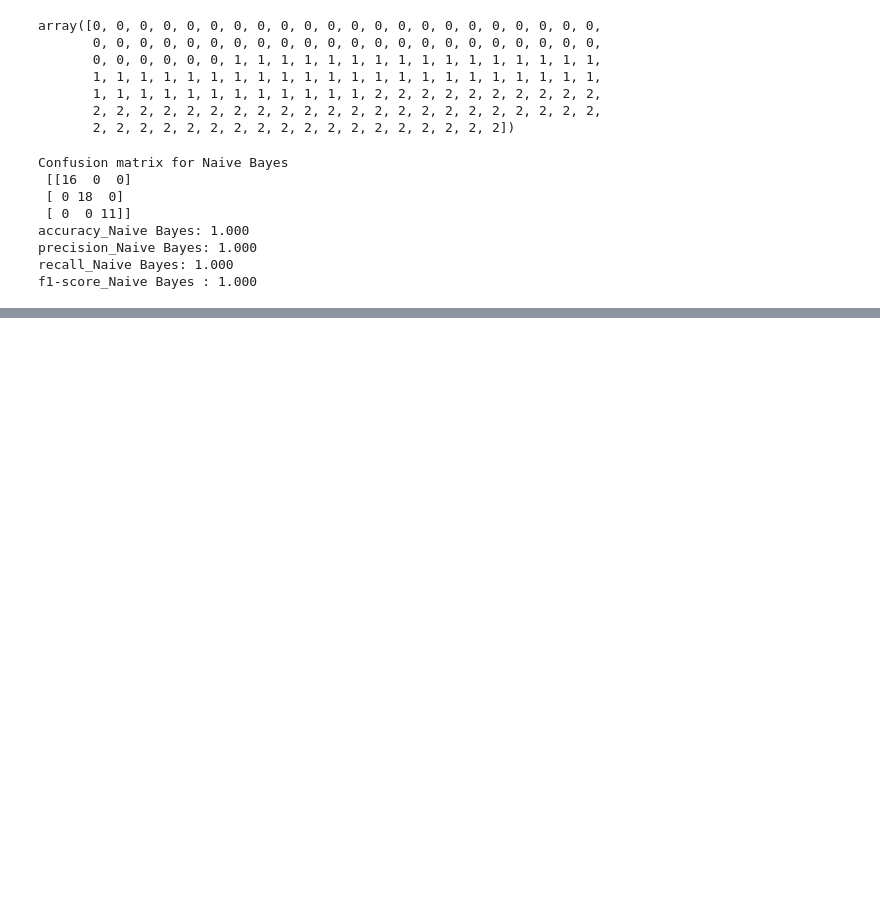
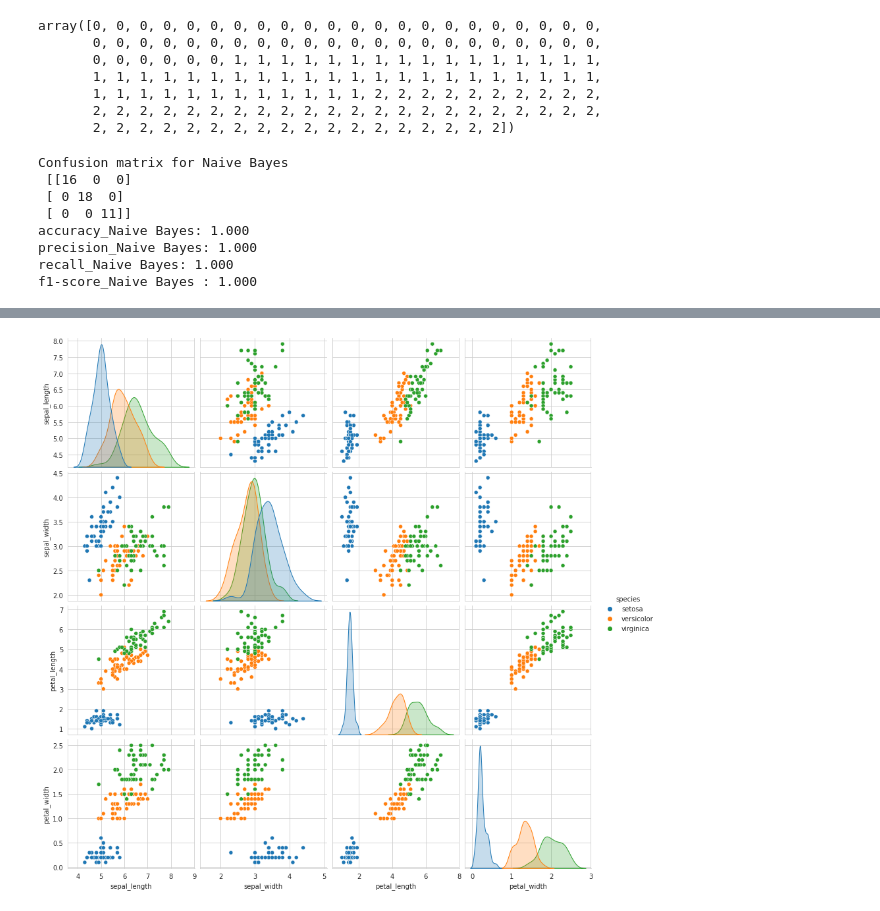
Before and after one commit to Rosita19/datamining, a Jupyter notebook: _sources/Penambangan Data.ipynb, the cells around one changed output, grey strips where cells are left out. Cells and saved outputs as stored; diff of their text form; code cells hidden in the pictures; blank space fills up the shorter version.

```diff
--- a/_sources/Penambangan Data.ipynb
+++ b/_sources/Penambangan Data.ipynb
@@ -816,0 +922,6 @@ f1-score_Naive Bayes : 1.000
+# %%
+sns.set_style("whitegrid")
+sns.pairplot(iris,hue="species",size=3);
+plt.show()
+# %% [output]
+[figure, added]
```
Also changed, not shown: parts of 20 cells of this notebook, 12 other files.
